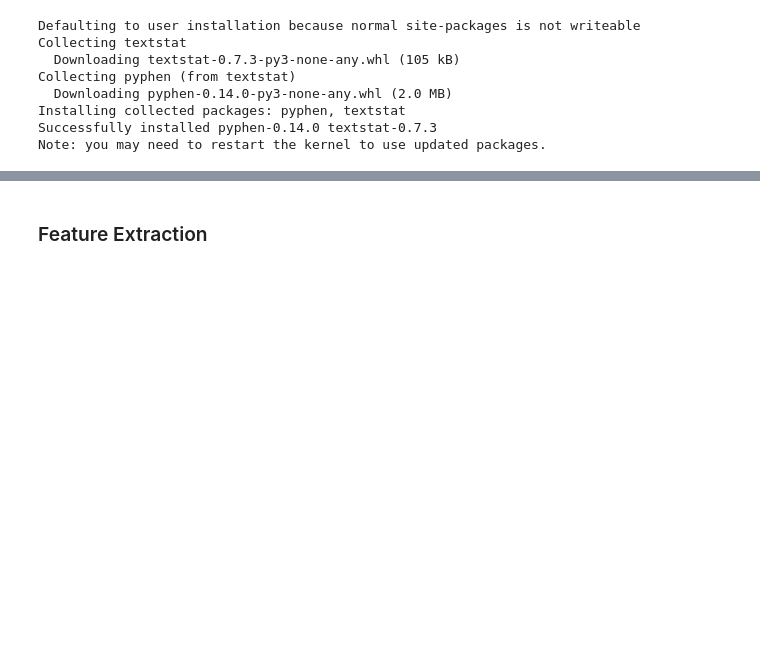
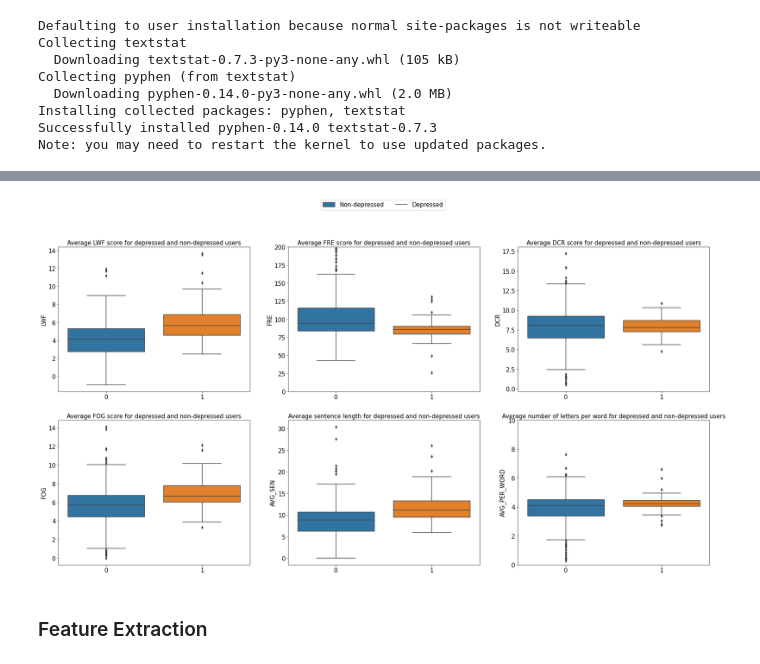
Before and after one commit to tramyynt/master-thesis, a Jupyter notebook: model_evaluation/lexicon_based_models.ipynb, the cells around one changed output, grey strips where cells are left out. Saved outputs shown, nothing was run; the diff lists cells and outputs as text; code cells hidden in the pictures; blank space fills up the shorter version.

Commit message:
save_changes

```diff
--- a/model_evaluation/lexicon_based_models.ipynb
+++ b/model_evaluation/lexicon_based_models.ipynb
@@ -103,13 +104,15 @@ positives[]  textstat.avg_sentence_length(text)
 # %%
-negatives['text'] = negatives['Text']+ negatives['Title']
-negatives["Token"] = negatives["text"].apply(lambda x: word_tokenize(x))
-negatives["LWF"] = negatives['text'].apply(lambda x: textstat.linsear_write_formula(x))
-negatives["FRE"] = negatives['text'].apply(lambda x: textstat.flesch_reading_ease(x))
-negatives["DCR"] = negatives['text'].apply(lambda x: textstat.dale_chall_readability_score(x))
-negatives["FOG"] = negatives['text'].apply(lambda x: textstat.gunning_fog(x))
+#negatives['text'] = negatives['Text']+ negatives['Title']
+negatives["Token"] = negatives["Text"].apply(lambda x: word_tokenize(x))
+negatives["LWF"] = negatives['Text'].apply(lambda x: textstat.linsear_write_formula(x))
+negatives["FRE"] = negatives['Text'].apply(lambda x: textstat.flesch_reading_ease(x))
+negatives["DCR"] = negatives['Text'].apply(lambda x: textstat.dale_chall_readability_score(x))
+negatives["FOG"] = negatives['Text'].apply(lambda x: textstat.gunning_fog(x))
+negatives["AVG_SEN"] = negatives['Text'].apply(lambda x:  textstat.avg_sentence_length(x))
+negatives["AVG_PER_WORD"] = negatives['Text'].apply(lambda x:  textstat.avg_letter_per_word(x))
 # %%
-positives_mean = positives.groupby('TrainSubjectId').agg({'LWF': 'mean', 'FRE': 'mean', 'DCR': 'mean', 'FOG': 'mean'}).reset_index()
-negatives_mean = negatives.groupby('TrainSubjectId').agg({'LWF': 'mean', 'FRE': 'mean', 'DCR': 'mean', 'FOG': 'mean'}).reset_index()
+positives_mean = positives.groupby('TrainSubjectId').agg({'LWF': 'mean', 'FRE': 'mean', 'DCR': 'mean', 'FOG': 'mean','AVG_SEN':'mean', 'AVG_PER_WORD': 'mean'}).reset_index()
+negatives_mean = negatives.groupby('TrainSubjectId').agg({'LWF': 'mean', 'FRE': 'mean', 'DCR': 'mean', 'FOG': 'mean','AVG_SEN':'mean', 'AVG_PER_WORD':'mean'}).reset_index()
 positives_mean['Label'] = 1
 negatives_mean['Label'] = 0
 #concat
@@ -146,3 +120,82 @@ plt.show()
+# %%
+#boxplot for each feature in positives_mean and negatives_mean in the same figure
+fig = plt.figure(figsize=(30,15))
+plt.subplot(2,3,1)
+sns.boxplot(x='Label', y='LWF', data=handcrafted)
+plt.title('Average LWF score for depressed and non-depressed users', fontsize=15)
+#set label for x is none
+plt.xlabel(None)
+#change size of y label
+plt.ylabel('LWF', fontsize=15)
+#change size of x axis
+plt.xticks(fontsize=15)
+plt.yticks(fontsize=15)
+plt.subplot(2,3,2)
+#change limit of y axis
+plt.ylim(0, 200)
+sns.boxplot(x='Label', y='FRE', data=handcrafted)
+plt.title('Average FRE score for depressed and non-depressed users', fontsize=15)
+#set label for x is none
+plt.xlabel(None)
+#change size of y label
+plt.ylabel('FRE', fontsize=15)
+#change size of x axis
+plt.xticks(fontsize=15)
+plt.yticks(fontsize=15)
+
+#change values of x axis 1: depressed, 0: non-depressed
+
+plt.subplot(2,3,3)
+sns.boxplot(x='Label', y='DCR', data=handcrafted)
+plt.title('Average DCR score for depressed and non-depressed users', fontsize=15)
+#set label for x is none
+plt.xlabel(None)
+#change size of y label
+plt.ylabel('DCR', fontsize=15)
+#change size of x axis
+plt.xticks(fontsize=15)
+plt.yticks(fontsize=15)
+plt.subplot(2,3,4)
+sns.boxplot(x='Label', y='FOG', data=handcrafted)
+plt.title('Average FOG score for depressed and non-depressed users', fontsize=15)
+#set label for x is none
+plt.xlabel(None)
+#change size of y label
+plt.ylabel('FOG', fontsize=15)
+#change size of x axis
+plt.xticks(fontsize=15)
+plt.yticks(fontsize=15)
+plt.subplot(2,3,5)
+sns.boxplot(x='Label', y='AVG_SEN', data=handcrafted)
+plt.title('Average sentence length for depressed and non-depressed users', fontsize=15)
+
+#set label for x is none
+plt.xlabel(None)
+#change size of y label
+plt.ylabel('AVG_SEN', fontsize=15)
+#change size of x axis
+plt.xticks(fontsize=15)
+plt.yticks(fontsize=15)
+plt.subplot(2,3,6)
+#change limit of y axis
+plt.ylim(0, 10)
+sns.boxplot(x='Label', y='AVG_PER_WORD', data=handcrafted)
+plt.title('Average number of letters per word for depressed and non-depressed users', fontsize=15)
+#set label for x is none
+plt.xlabel(None)
+#change size of y label
+plt.ylabel('AVG_PER_WORD', fontsize=15)
+#change size of x axis
+plt.xticks(fontsize=15)
+plt.yticks(fontsize=15)
+
+#legend for the whole figure. 2 columns, 1 row
+fig.legend(labels=['Non-depressed', 'Depressed'], loc='upper center', ncol=2, fontsize=15)
+
+#save figure
+plt.savefig(os.path.join(HOME_DIR, "handcrafted_features.pdf"), bbox_inches='tight')
+# %% [output]
+[figure, added]
 # %% [markdown]
 ### Feature Extraction
 # %%
```
Also changed, not shown: parts of 2 cells of this notebook.
